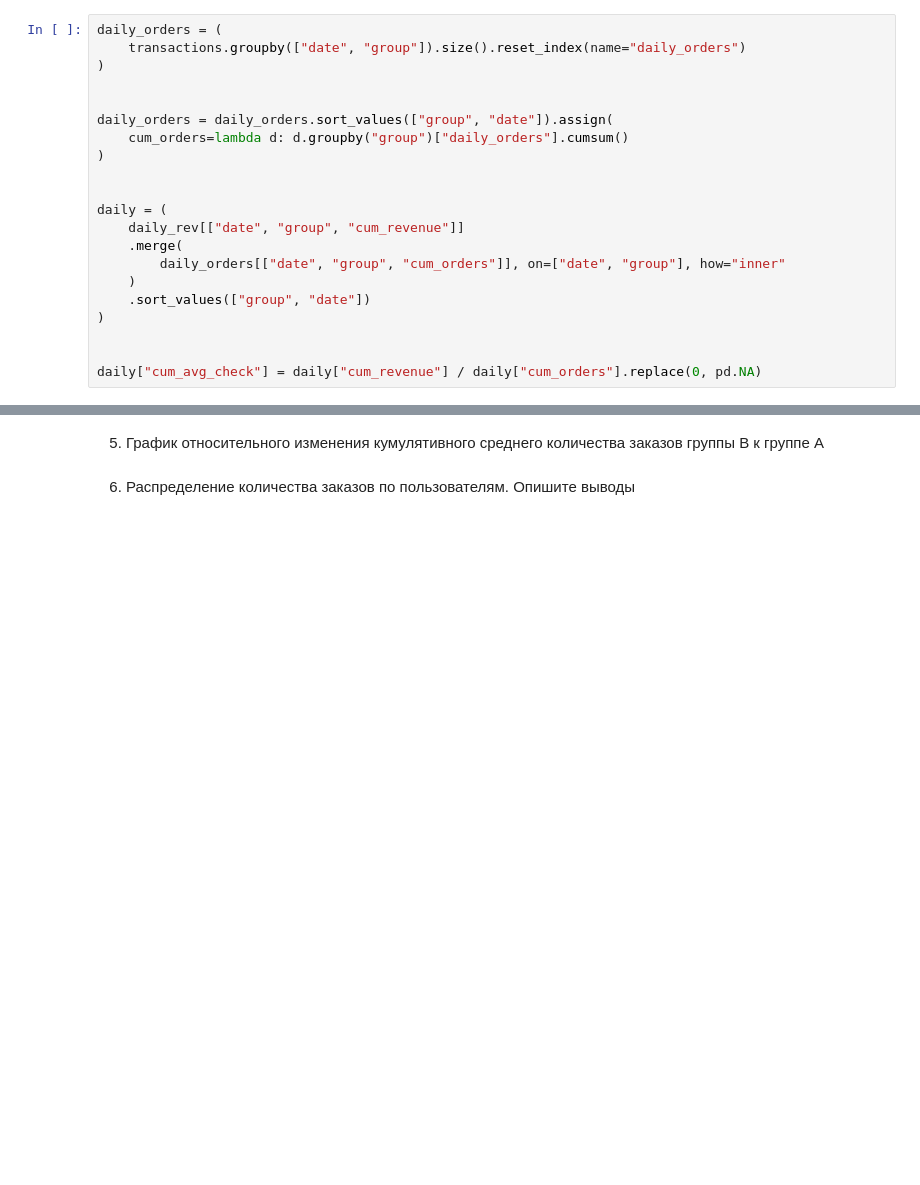
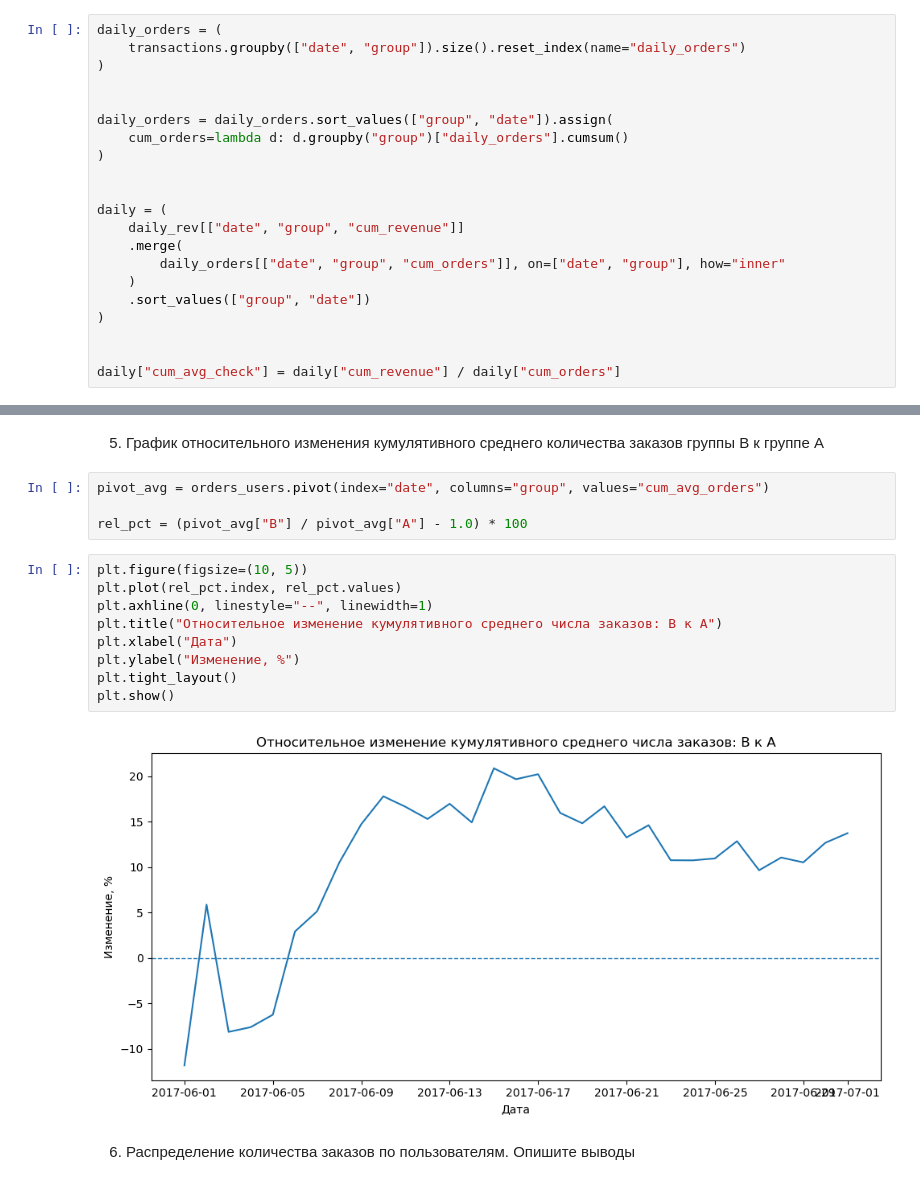
Before and after one commit to SeriousDragon/1st-Phase-SD, a Jupyter notebook: week4/day03/04-03-task.ipynb, the cells around one changed output, grey strips where cells are left out. Drawn from its saved outputs; the diff is of its cells as text; blank space fills up the shorter version.

```diff
--- a/week4/day03/04-03-task.ipynb
+++ b/week4/day03/04-03-task.ipynb
@@ -124,7 +124,7 @@ daily = (
 )
 
 
-daily["cum_avg_check"] = daily["cum_revenue"] / daily["cum_orders"].replace(0, pd.NA)
+daily["cum_avg_check"] = daily["cum_revenue"] / daily["cum_orders"]
 # %%
 daily.head()
 # %% [output]
@@ -302,4 +264,19 @@ plt.legend(); plt.grid(); plt.tight_layout(); plt.show()
 # %% [markdown]
 5. График относительного изменения кумулятивного среднего количества заказов группы B к группе A
+# %%
+pivot_avg = orders_users.pivot(index="date", columns="group", values="cum_avg_orders")
+
+rel_pct = (pivot_avg["B"] / pivot_avg["A"] - 1.0) * 100
+# %%
+plt.figure(figsize=(10, 5))
+plt.plot(rel_pct.index, rel_pct.values)
+plt.axhline(0, linestyle="--", linewidth=1)
+plt.title("Относительное изменение кумулятивного среднего числа заказов: B к A")
+plt.xlabel("Дата")
+plt.ylabel("Изменение, %")
+plt.tight_layout()
+plt.show()
+# %% [output]
+[figure, added]
 # %% [markdown]
 6. Распределение количества заказов по пользователям.  Опишите выводы
```
Also changed, not shown: parts of 14 cells of this notebook.
